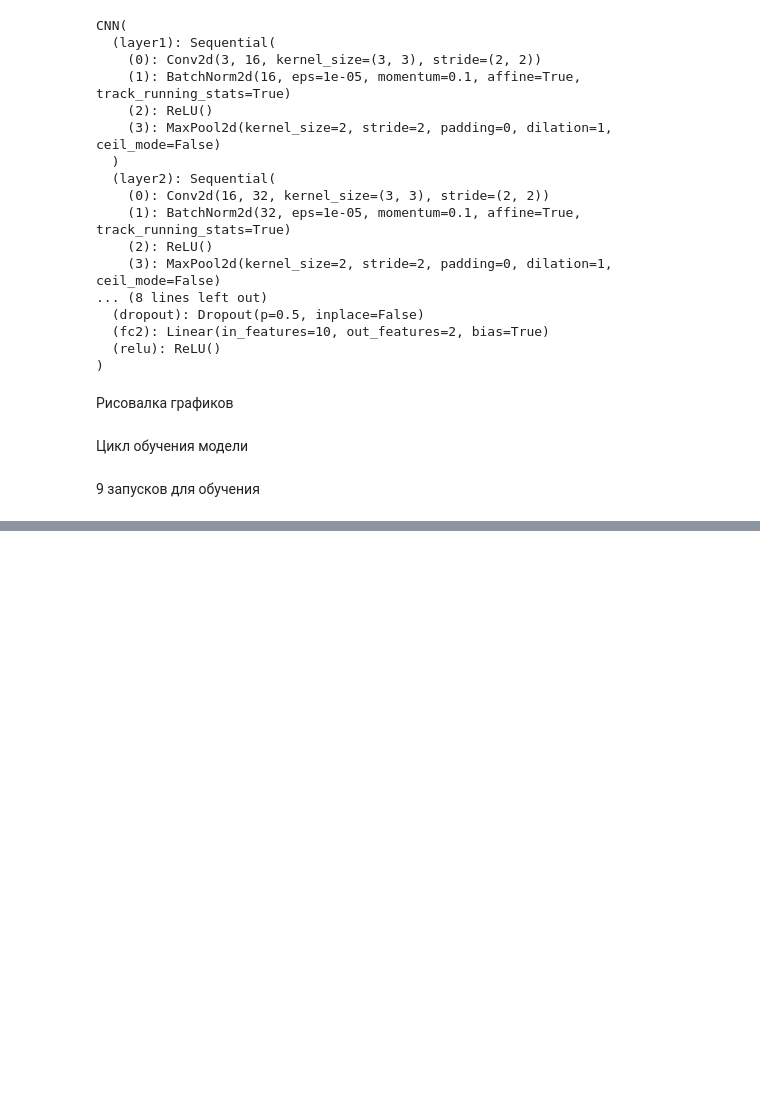
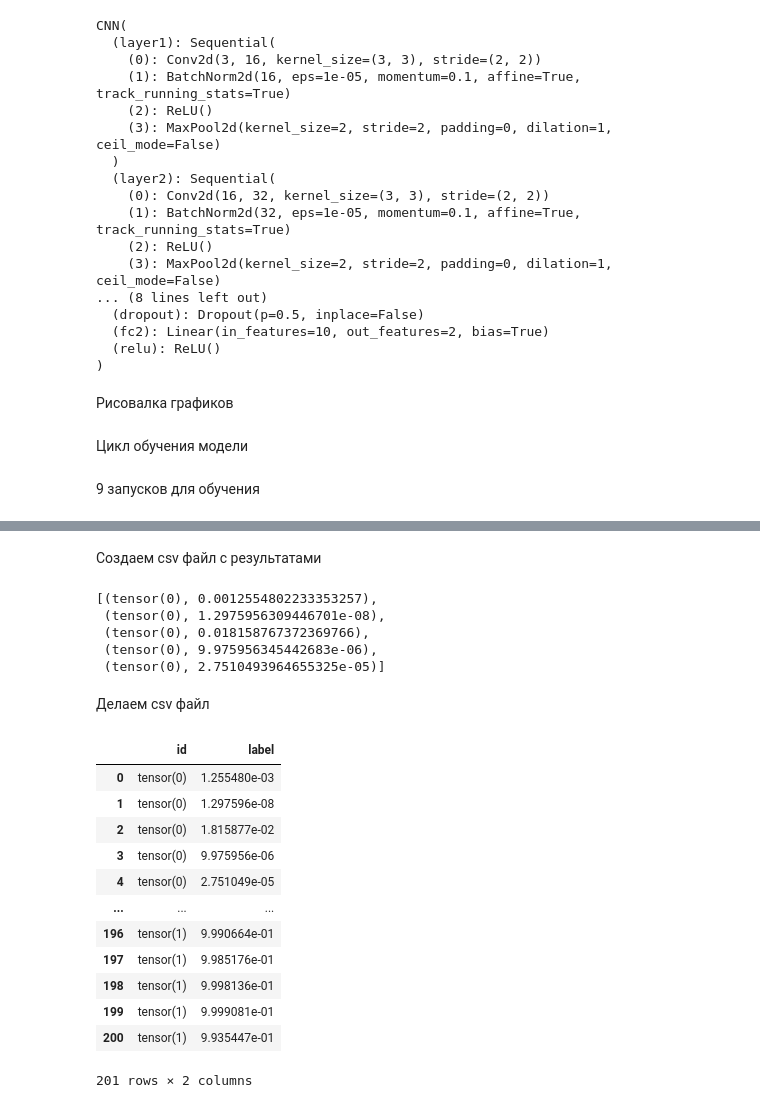
Before and after one commit to itsecd/python, a Jupyter notebook: Lab5/main.ipynb, the cells around one changed output, grey strips where cells are left out. Drawn from its saved outputs; the diff is of its cells as text; code cells hidden in the pictures; blank space fills up the shorter version.

```diff
--- a/Lab5/main.ipynb
+++ b/Lab5/main.ipynb
@@ -303,0 +481,23 @@ train_loop(10, 300, 0.006)
+# %% [markdown]
+Создаем csv файл с результатами
+# %%
+rose_probs = []
+model.eval()
+test_loader = torch.utils.data.DataLoader(
+    dataset=test_data, batch_size=100, shuffle=False
+)
+with torch.no_grad():
+    for data, fileid in test_loader:
+        data = data.to(device)
+        preds = model(data)
+        preds_list = functional.softmax(preds, dim=1)[:, 1].tolist()
+        rose_probs += list(zip(list(fileid), preds_list))
+rose_probs.sort(key=lambda x: int(x[0]))
+
+rose_probs[0:5]
+# %% [output]
+[(tensor(0), 0.0012554802233353257),
+ (tensor(0), 1.2975956309446701e-08),
+ (tensor(0), 0.018158767372369766),
+ (tensor(0), 9.975956345442683e-06),
+ (tensor(0), 2.7510493964655325e-05)]
@@ -303,0 +507,20 @@ train_loop(10, 300, 0.006)
+# %% [markdown]
+Делаем csv файл
+# %%
+submission = pd.DataFrame({'id':idx,'label':prob})
+submission.to_csv('result.csv',index=False)
+submission
+# %% [output]
+|  | id | label |
+| 0 | tensor(0) | 1.255480e-03 |
+| 1 | tensor(0) | 1.297596e-08 |
+| 2 | tensor(0) | 1.815877e-02 |
+| 3 | tensor(0) | 9.975956e-06 |
+| 4 | tensor(0) | 2.751049e-05 |
+| ... | ... | ... |
+| 196 | tensor(1) | 9.990664e-01 |
+| 197 | tensor(1) | 9.985176e-01 |
+| 198 | tensor(1) | 9.998136e-01 |
+| 199 | tensor(1) | 9.999081e-01 |
+| 200 | tensor(1) | 9.935447e-01 |
+201 rows × 2 columns
```
Also changed, not shown: parts of 19 cells of this notebook, 2 other files.
